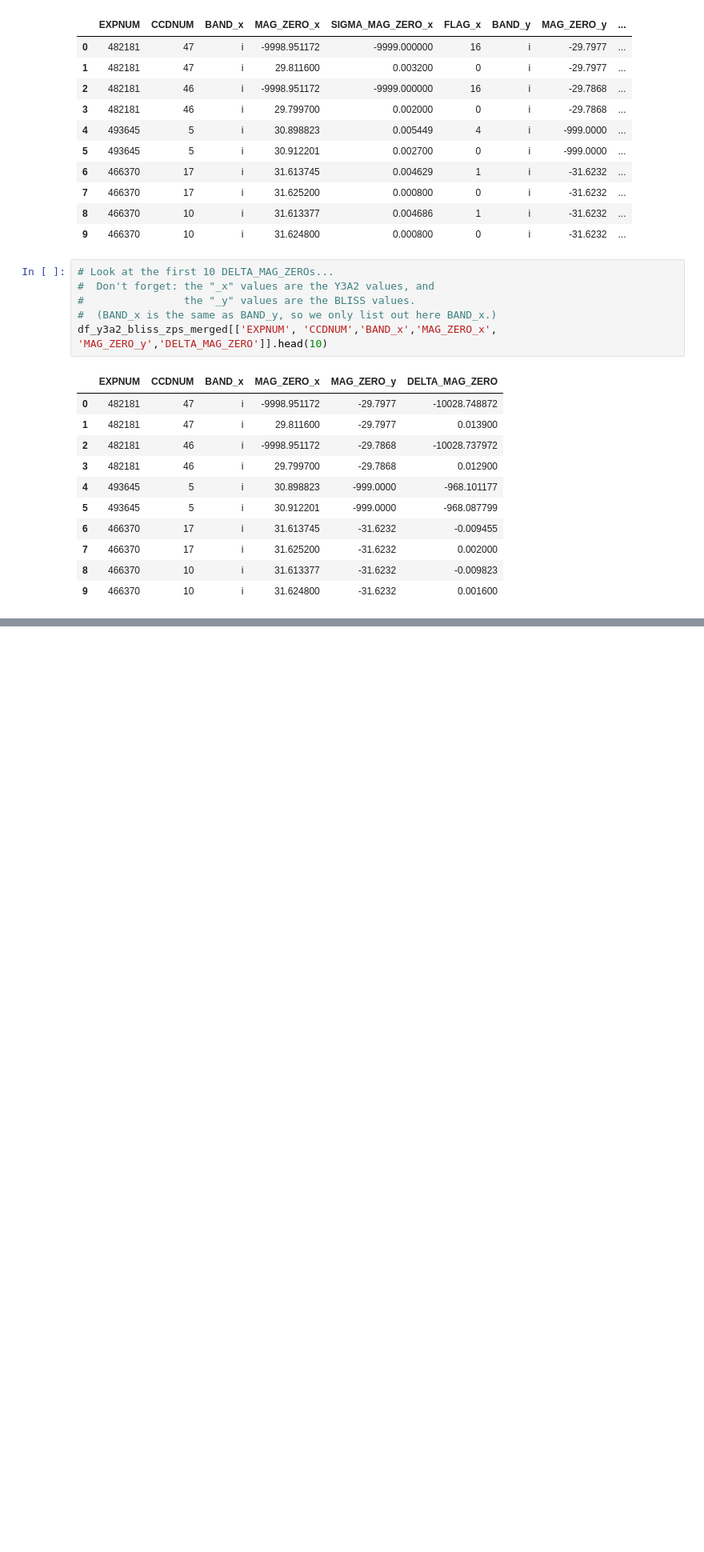
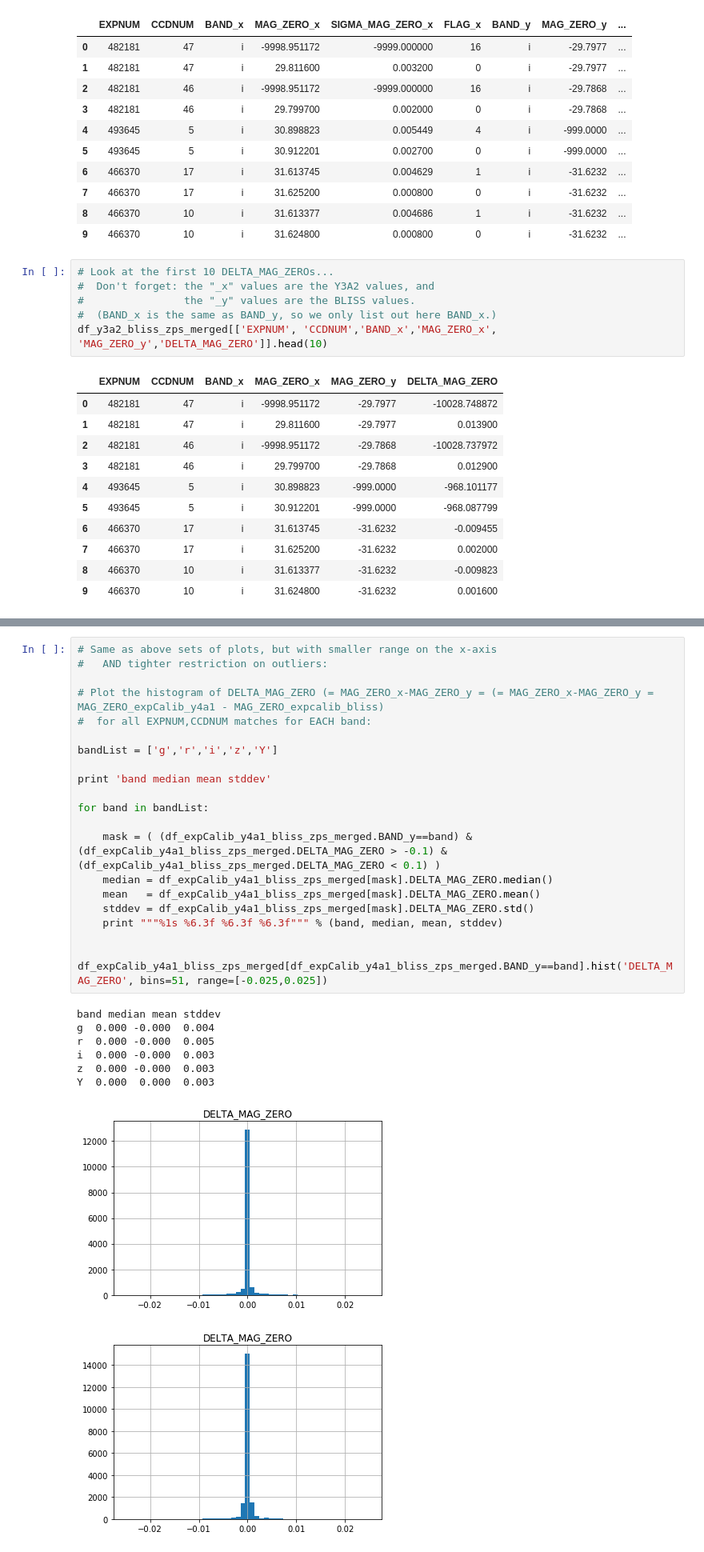
Before and after one commit to DouglasLeeTucker/DECam_PGCM, a Jupyter notebook: notebooks/BLISS_vs_Y3A2_ZPs.ipynb, the cells around one changed output, grey strips where cells are left out. Shown: that part at 80% size. Cells and saved outputs as stored; diff of their text form; blank space fills up the shorter version.

```diff
--- a/notebooks/BLISS_vs_Y3A2_ZPs.ipynb
+++ b/notebooks/BLISS_vs_Y3A2_ZPs.ipynb
@@ -316,0 +413,29 @@ Y  0.026  0.028  0.041
+# %%
+# Same as above sets of plots, but with smaller range on the x-axis
+#   AND tighter restriction on outliers:
+
+# Plot the histogram of DELTA_MAG_ZERO (= MAG_ZERO_x-MAG_ZERO_y = (= MAG_ZERO_x-MAG_ZERO_y = MAG_ZERO_expCalib_y4a1 - MAG_ZERO_expcalib_bliss)
+#  for all EXPNUM,CCDNUM matches for EACH band:
+
+bandList = ['g','r','i','z','Y']
+
+print 'band median mean stddev'
+
+for band in bandList:
+
+    mask = ( (df_expCalib_y4a1_bliss_zps_merged.BAND_y==band) & (df_expCalib_y4a1_bliss_zps_merged.DELTA_MAG_ZERO > -0.1) & (df_expCalib_y4a1_bliss_zps_merged.DELTA_MAG_ZERO < 0.1) )
+    median = df_expCalib_y4a1_bliss_zps_merged[mask].DELTA_MAG_ZERO.median()
+    mean   = df_expCalib_y4a1_bliss_zps_merged[mask].DELTA_MAG_ZERO.mean()
+    stddev = df_expCalib_y4a1_bliss_zps_merged[mask].DELTA_MAG_ZERO.std()
+    print """%1s %6.3f %6.3f %6.3f""" % (band, median, mean, stddev)
+
+    df_expCalib_y4a1_bliss_zps_merged[df_expCalib_y4a1_bliss_zps_merged.BAND_y==band].hist('DELTA_MAG_ZERO', bins=51, range=[-0.025,0.025])
+# %% [output]
+band median mean stddev
+g  0.000 -0.000  0.004
+r  0.000 -0.000  0.005
+i  0.000 -0.000  0.003
+z  0.000 -0.000  0.003
+Y  0.000  0.000  0.003
+[figure, added]
+[figure, added]
```
Also changed, not shown: parts of 13 cells of this notebook.
